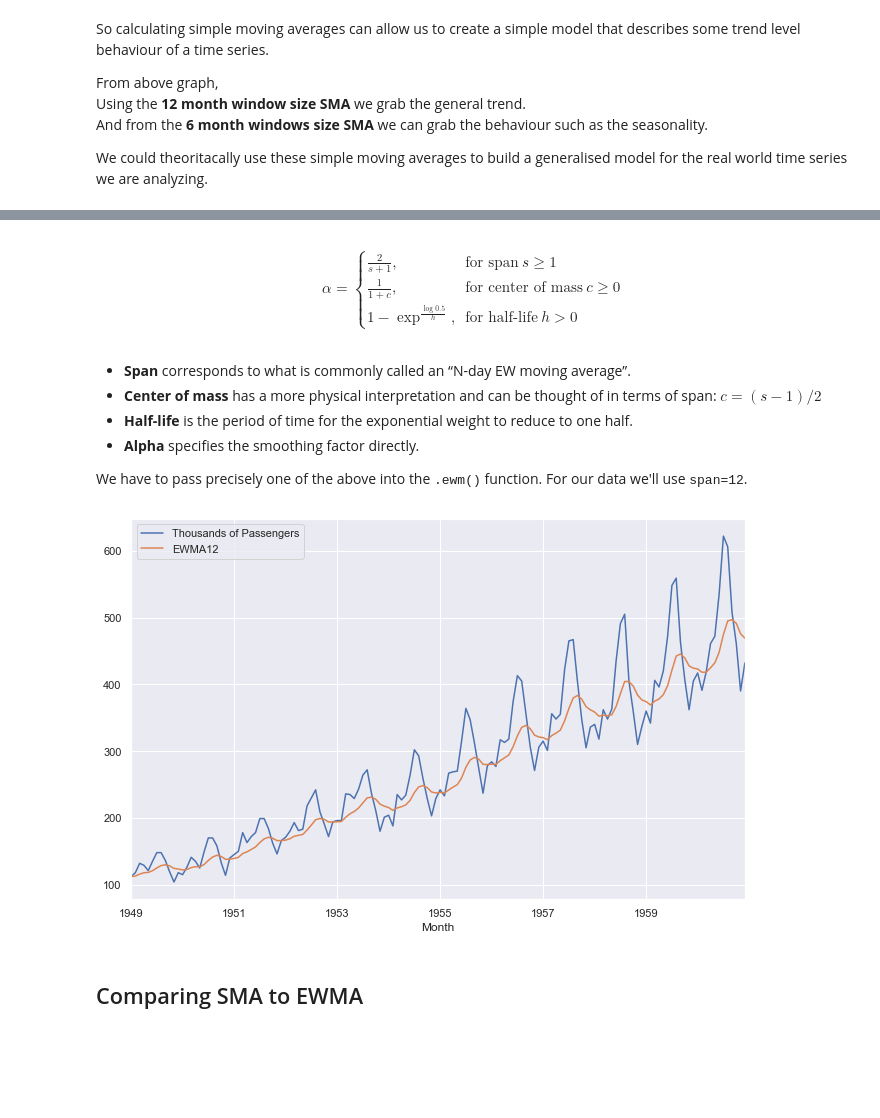
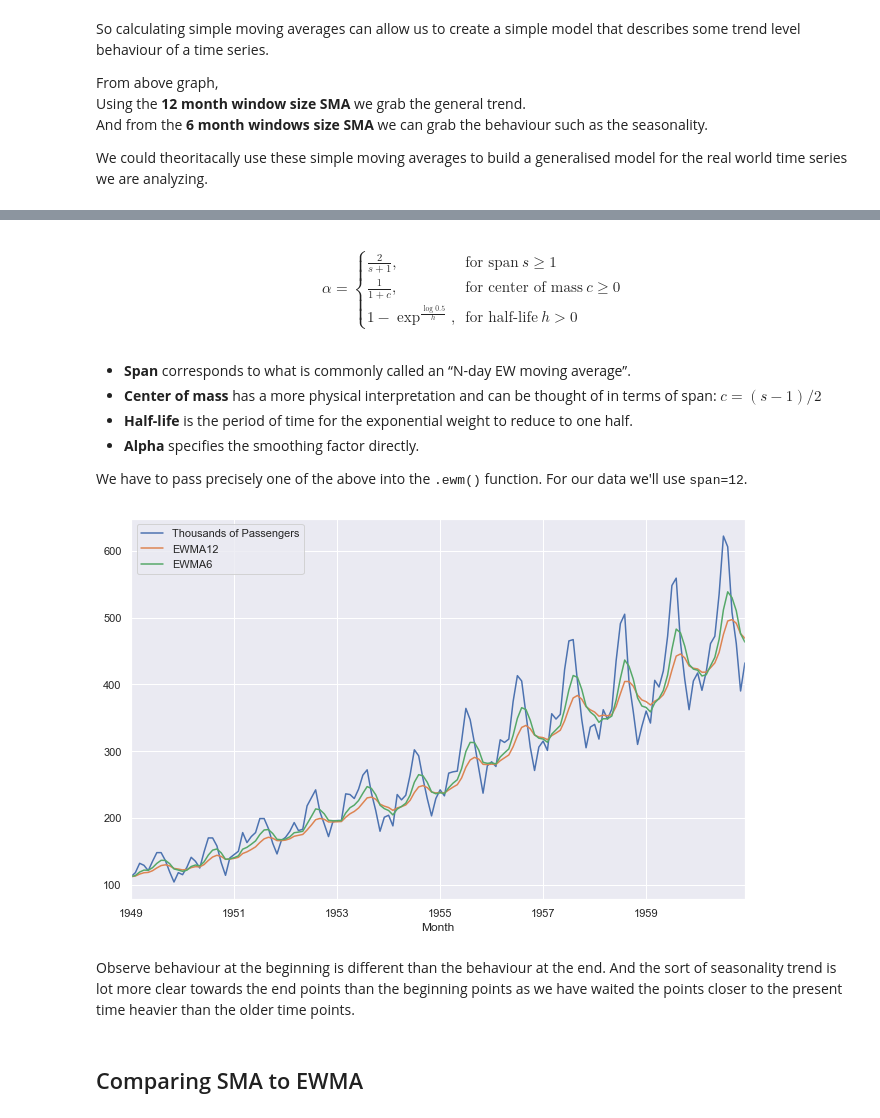
Before and after one commit to jeswingeorge/Learning-Time-Series-Python, a Jupyter notebook: 05-Time-Series-Analysis-with-Statsmodels/02-EWMA-Exponentially-Weighted-Moving-Average.ipynb, the cells around one changed output, grey strips where cells are left out. Saved outputs shown, nothing was run; the diff lists cells and outputs as text; code cells hidden in the pictures; blank space fills up the shorter version.

Commit message:
Finished lec 45 EWMA

```diff
--- a/05-Time-Series-Analysis-with-Statsmodels/02-EWMA-Exponentially-Weighted-Moving-Average.ipynb
+++ b/05-Time-Series-Analysis-with-Statsmodels/02-EWMA-Exponentially-Weighted-Moving-Average.ipynb
@@ -140,10 +151,10 @@ For the smoothing factor $\alpha$ one must have $0<\alpha≤1$, and while it is
 # %% [markdown]
-\begin{split}\alpha =
+$$\begin{split}\alpha =
  \begin{cases}
      \frac{2}{s + 1},               & \text{for span}\ s \geq 1\\
      \frac{1}{1 + c},               & \text{for center of mass}\ c \geq 0\\
      1 - \exp^{\frac{\log 0.5}{h}}, & \text{for half-life}\ h > 0
- \end{cases}\end{split}
+ \end{cases}\end{split}$$
 # %% [markdown]
 * <strong>Span</strong> corresponds to what is commonly called an “N-day EW moving average”.
 * <strong>Center of mass</strong> has a more physical interpretation and can be thought of in terms of span: $c=(s−1)/2$
@@ -156,9 +167,11 @@ airline['EWMA12'] = airline['Thousands of Passengers'].ewm(span=12,adjust=False)
 # %%
 airline['EWMA6'] = airline['Thousands of Passengers'].ewm(span=6,adjust=False).mean()
 # %%
-airline[['Thousands of Passengers','EWMA12']].plot();
+airline[['Thousands of Passengers','EWMA12', 'EWMA6']].plot();
 # %% [output]
-[figure, old version]
+[figure, new version]
+# %% [markdown]
+Observe behaviour at the beginning is different than the behaviour at the end. And the sort of seasonality trend is lot more clear towards the end points than the beginning points as we have waited the points closer to the present time heavier than the older time points.
 # %% [markdown]
 ## Comparing SMA to EWMA
 # %%
```
Also changed, not shown: parts of 6 cells of this notebook, 5 other files.
